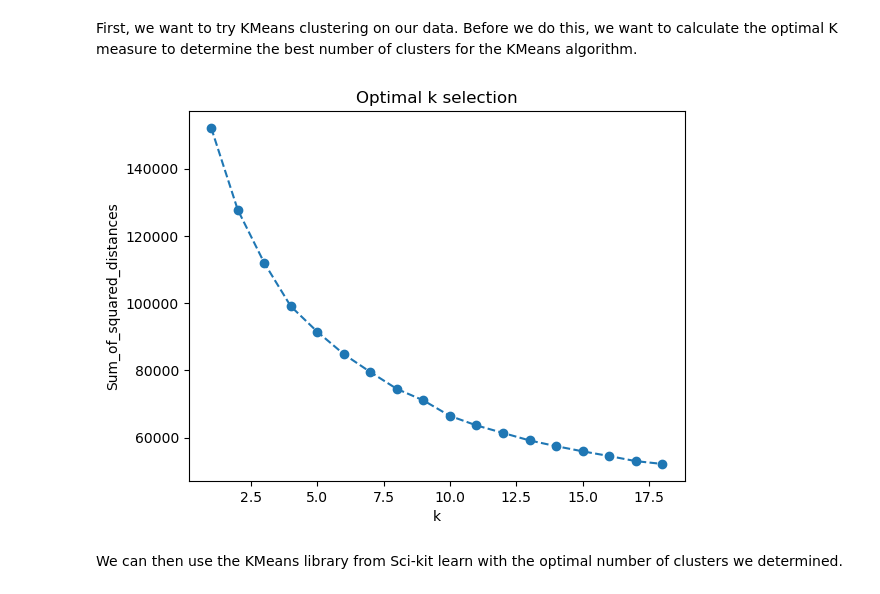
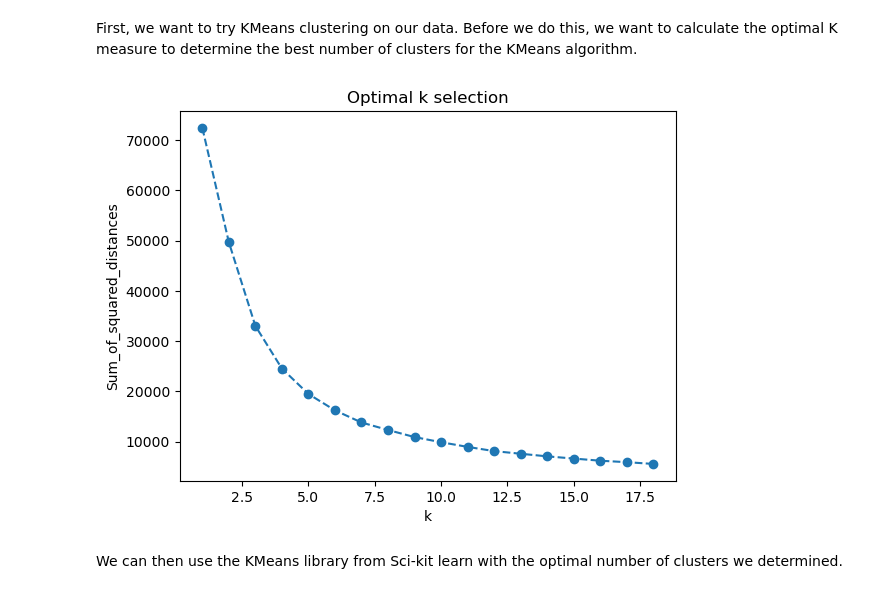
Before and after one commit to mtang24/card_clusters, a Jupyter notebook: FinalProject_Copy.ipynb, the cells around one changed output. Cells and saved outputs as stored; diff of their text form; code cells hidden in the pictures.

```diff
--- a/FinalProject_Copy.ipynb
+++ b/FinalProject_Copy.ipynb
@@ -198,0 +203,6 @@ scale_data.head()
+# %%
+pca = PCA(n_components=2)
+pca = pca.fit_transform(scale_data)
+pca = pd.DataFrame(pca, columns=['pc1', 'pc2'])
+pca.index = data.index
+pca
@@ -201,18 +225,18 @@ First, we want to try KMeans clustering on our data. Before we do this, we want
 # %%
 sum_of_squared_distances = []
 K = range(1,19)
 for k in K:
     km = KMeans(n_clusters=k, n_init=10)
-    km = km.fit(scale_data)
+    km = km.fit(pca)
     sum_of_squared_distances.append(km.inertia_)
 
 plt.plot(K, sum_of_squared_distances, marker='o', linestyle='--')
 plt.xlabel('k')
 plt.ylabel('Sum_of_squared_distances')
 plt.title('Optimal k selection')
 plt.show()
 # %% [output]
-[figure, old version]
+[figure, new version]
 # %% [markdown]
 We can then use the KMeans library from Sci-kit learn with the optimal number of clusters we determined.
 # %%
```
Also changed, not shown: parts of 14 cells of this notebook, 1 other file.
